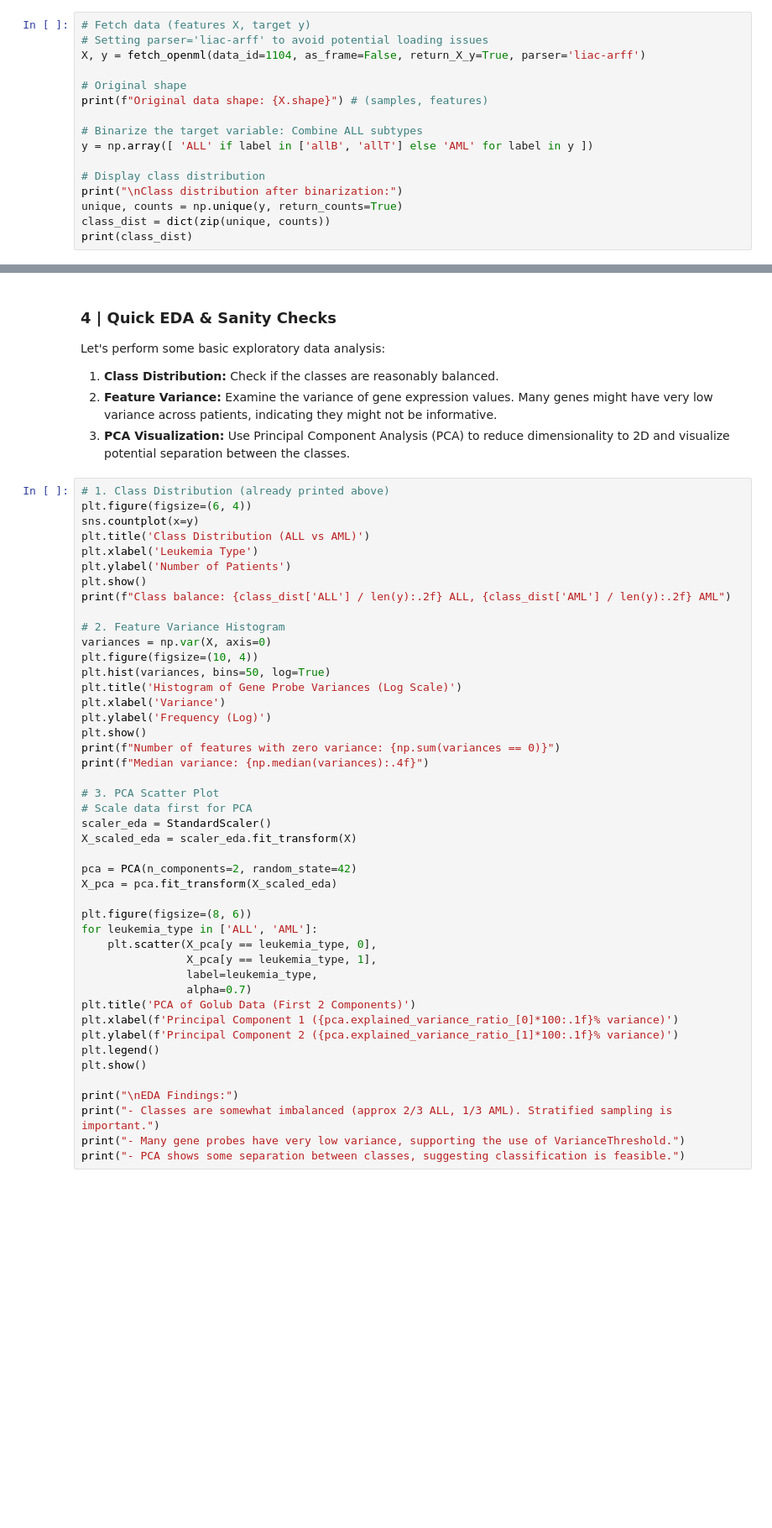
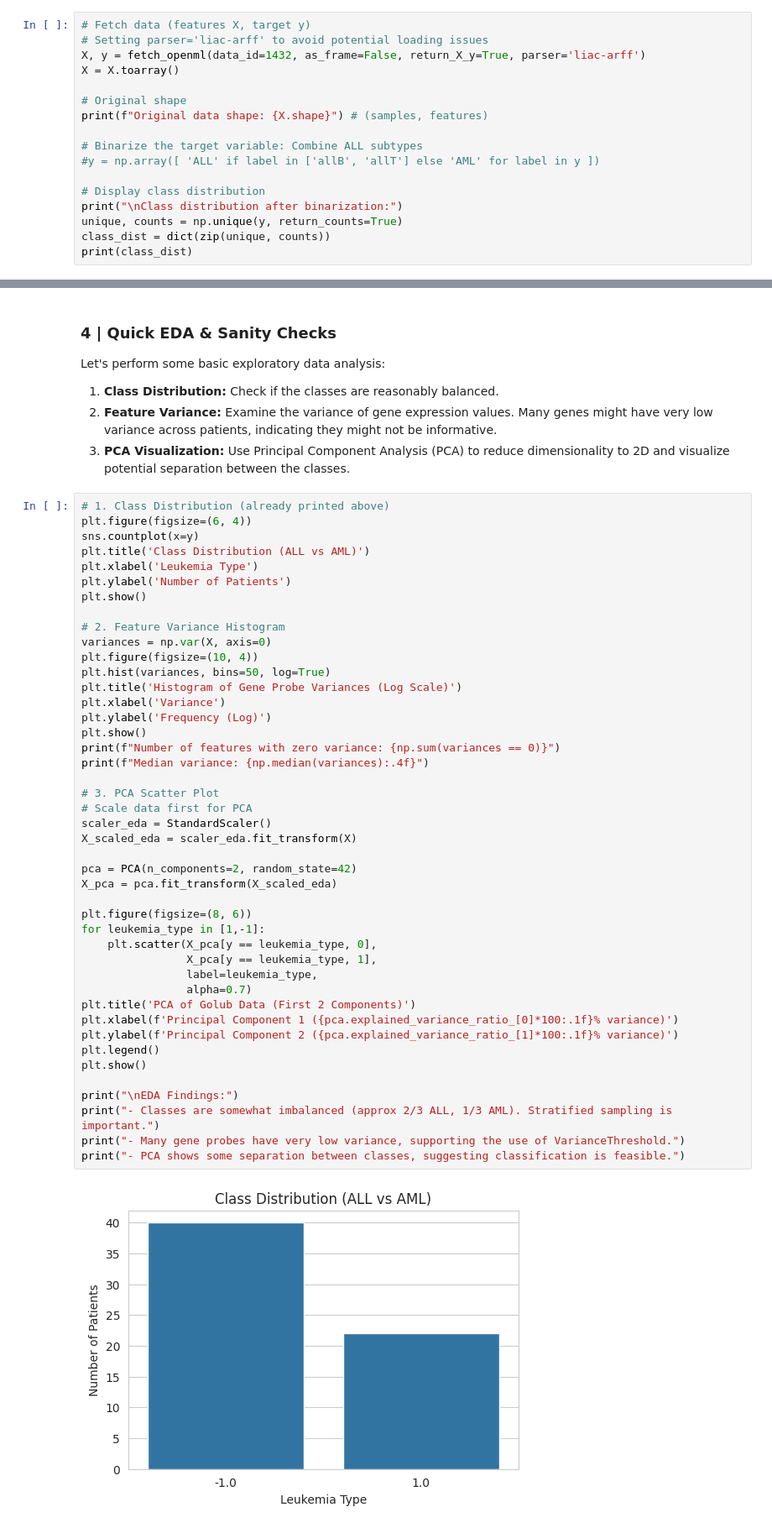
Before and after one commit to sdgroeve/Machine_Learning_course_UGent_D012554_2025, a Jupyter notebook: notebooks/Ensemble_Learning.ipynb, the cells around one changed output, grey strips where cells are left out. Shown: that part at 84% size. Drawn from its saved outputs; the diff is of its cells as text; blank space fills up the shorter version.

```diff
--- a/notebooks/Ensemble_Learning.ipynb
+++ b/notebooks/Ensemble_Learning.ipynb
@@ -55,13 +57,14 @@ We fetch the data directly from OpenML using its `data_id`. The original dataset
 # %%
 # Fetch data (features X, target y)
 # Setting parser='liac-arff' to avoid potential loading issues
-X, y = fetch_openml(data_id=1104, as_frame=False, return_X_y=True, parser='liac-arff')
+X, y = fetch_openml(data_id=1432, as_frame=False, return_X_y=True, parser='liac-arff')
+X = X.toarray()
 
 # Original shape
 print(f"Original data shape: {X.shape}") # (samples, features)
 
 # Binarize the target variable: Combine ALL subtypes
-y = np.array([ 'ALL' if label in ['allB', 'allT'] else 'AML' for label in y ])
+#y = np.array([ 'ALL' if label in ['allB', 'allT'] else 'AML' for label in y ])
 
 # Display class distribution
 print("\nClass distribution after binarization:")
@@ -83,7 +91,6 @@ plt.title('Class Distribution (ALL vs AML)')
 plt.xlabel('Leukemia Type')
 plt.ylabel('Number of Patients')
 plt.show()
-print(f"Class balance: {class_dist['ALL'] / len(y):.2f} ALL, {class_dist['AML'] / len(y):.2f} AML")
 
 # 2. Feature Variance Histogram
 variances = np.var(X, axis=0)
@@ -92,31 +99,33 @@ plt.hist(variances, bins=50, log=True)
 plt.title('Histogram of Gene Probe Variances (Log Scale)')
 plt.xlabel('Variance')
 plt.ylabel('Frequency (Log)')
 plt.show()
 print(f"Number of features with zero variance: {np.sum(variances == 0)}")
 print(f"Median variance: {np.median(variances):.4f}")
 
 # 3. PCA Scatter Plot
 # Scale data first for PCA
 scaler_eda = StandardScaler()
 X_scaled_eda = scaler_eda.fit_transform(X)
 
 pca = PCA(n_components=2, random_state=42)
 X_pca = pca.fit_transform(X_scaled_eda)
 
 plt.figure(figsize=(8, 6))
-for leukemia_type in ['ALL', 'AML']:
+for leukemia_type in [1,-1]:
     plt.scatter(X_pca[y == leukemia_type, 0],
                 X_pca[y == leukemia_type, 1],
                 label=leukemia_type,
                 alpha=0.7)
 plt.title('PCA of Golub Data (First 2 Components)')
 plt.xlabel(f'Principal Component 1 ({pca.explained_variance_ratio_[0]*100:.1f}% variance)')
 plt.ylabel(f'Principal Component 2 ({pca.explained_variance_ratio_[1]*100:.1f}% variance)')
 plt.legend()
 plt.show()
 
 print("\nEDA Findings:")
 print("- Classes are somewhat imbalanced (approx 2/3 ALL, 1/3 AML). Stratified sampling is important.")
 print("- Many gene probes have very low variance, supporting the use of VarianceThreshold.")
 print("- PCA shows some separation between classes, suggesting classification is feasible.")
+# %% [output]
+[figure, added]
```
Also changed, not shown: parts of 10 cells of this notebook.
